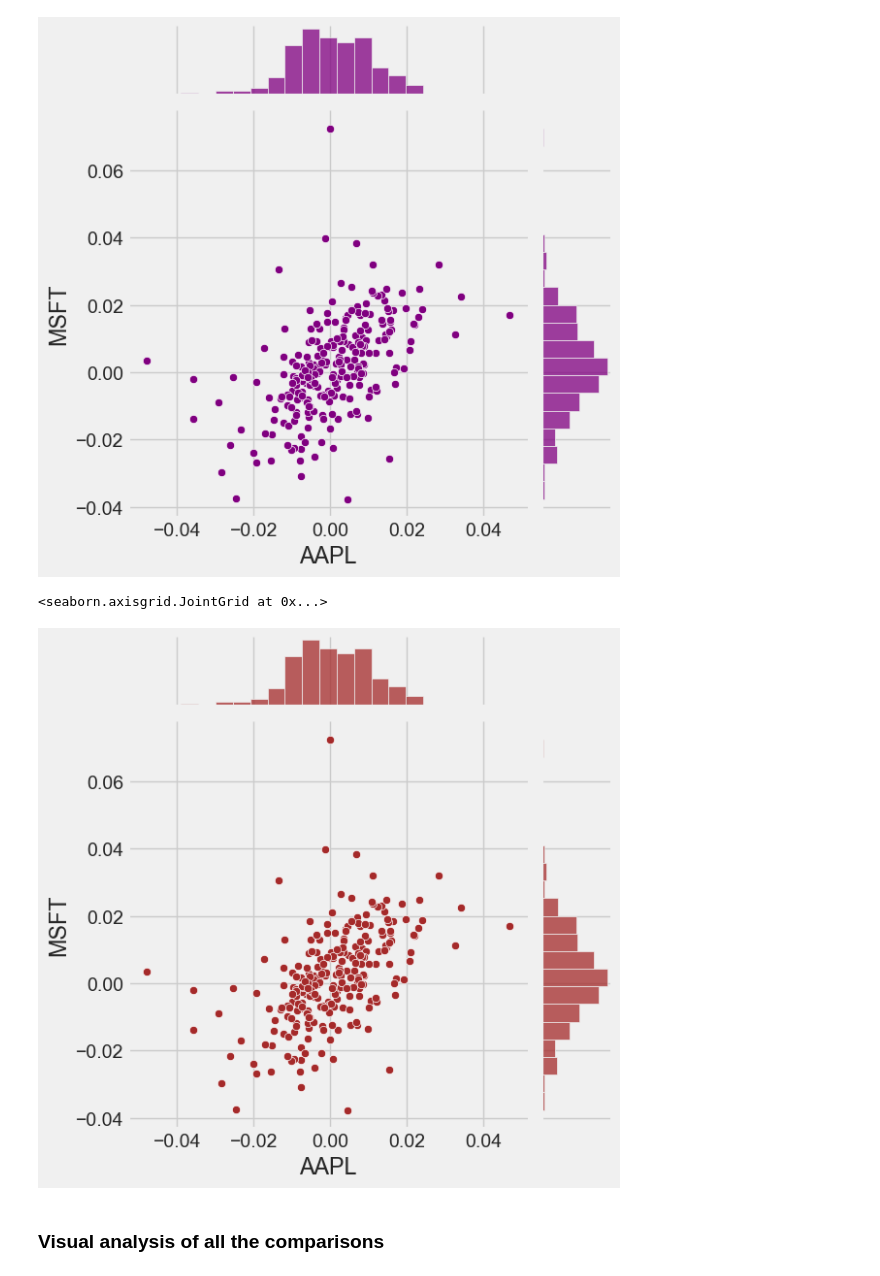
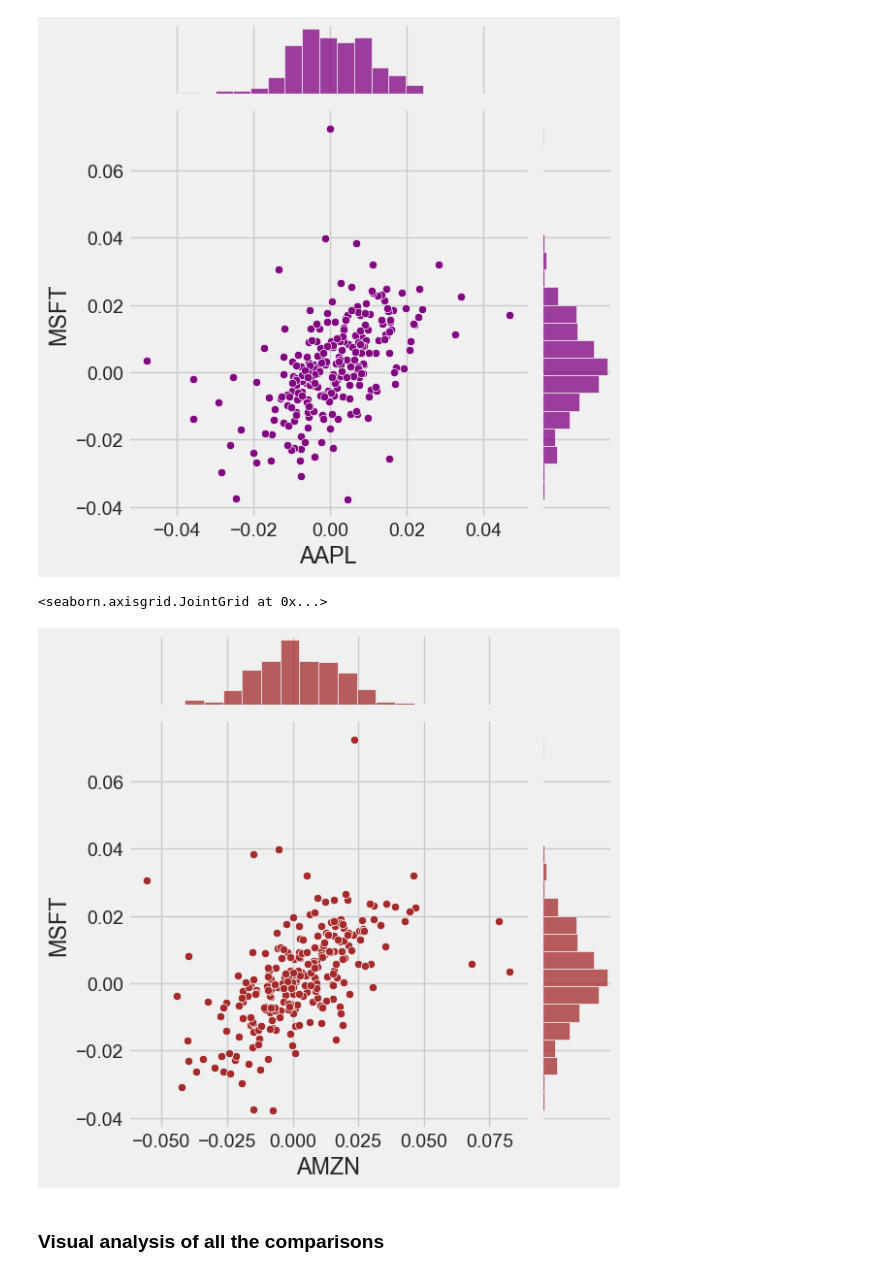
Before and after one commit to DURGABHAVANI66/Stock-Market-Analysis-and-Prediction-using-LSTM, a Jupyter notebook: code.ipynb, the cells around one changed output. Drawn from its saved outputs; the diff is of its cells as text; code cells hidden in the pictures.

Commit message:
changed AAPL to AMZN

```diff
--- a/code.ipynb
+++ b/code.ipynb
@@ -372,10 +372,10 @@ sns.jointplot(x='AAPL', y='MSFT', data=tech_rets, kind='scatter',color='purple')
 [figure]
 # %%
 # We'll use joinplot to compare the daily returns of Amazon and Microsoft
-sns.jointplot(x='AAPL', y='MSFT', data=tech_rets, kind='scatter',color='brown')
+sns.jointplot(x='AMZN', y='MSFT', data=tech_rets, kind='scatter',color='brown')
 # %% [output]
 <seaborn.axisgrid.JointGrid at 0x...>
-[figure, old version]
+[figure, new version]
 # %% [markdown]
 ### Visual analysis of all the comparisons
 # %%
```
Also changed, not shown: parts of 1 cell of this notebook.
